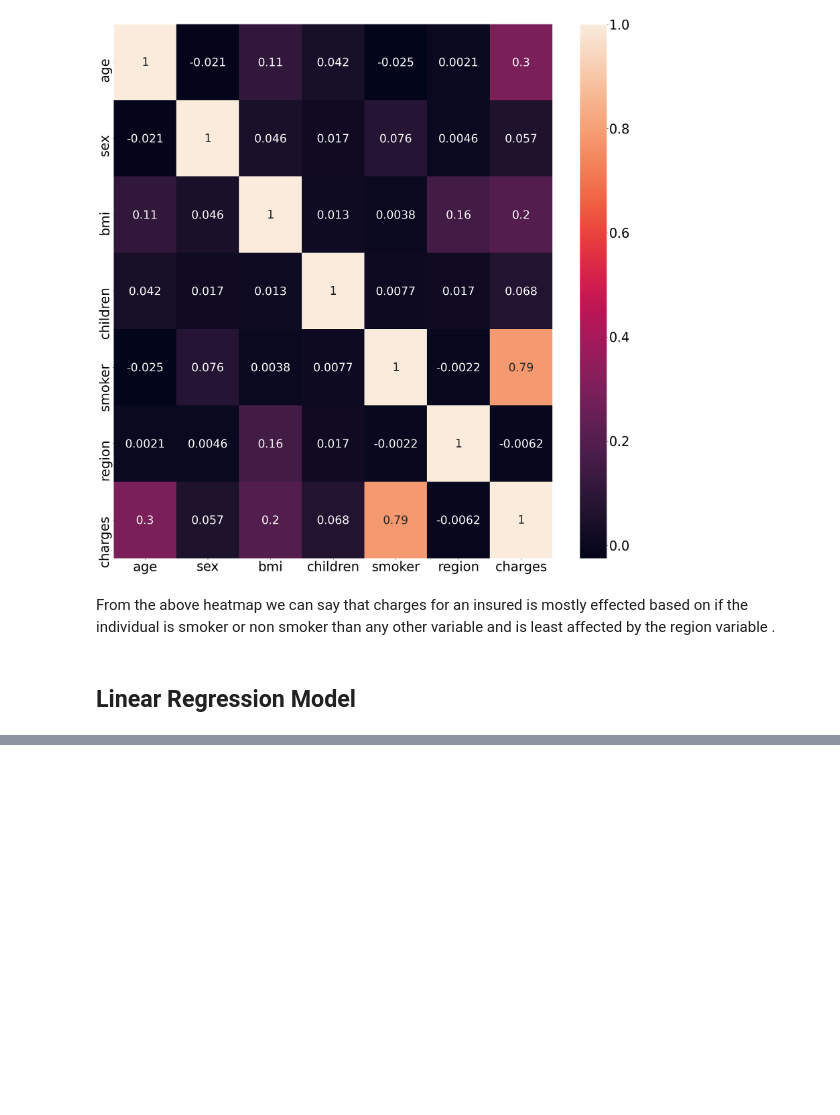
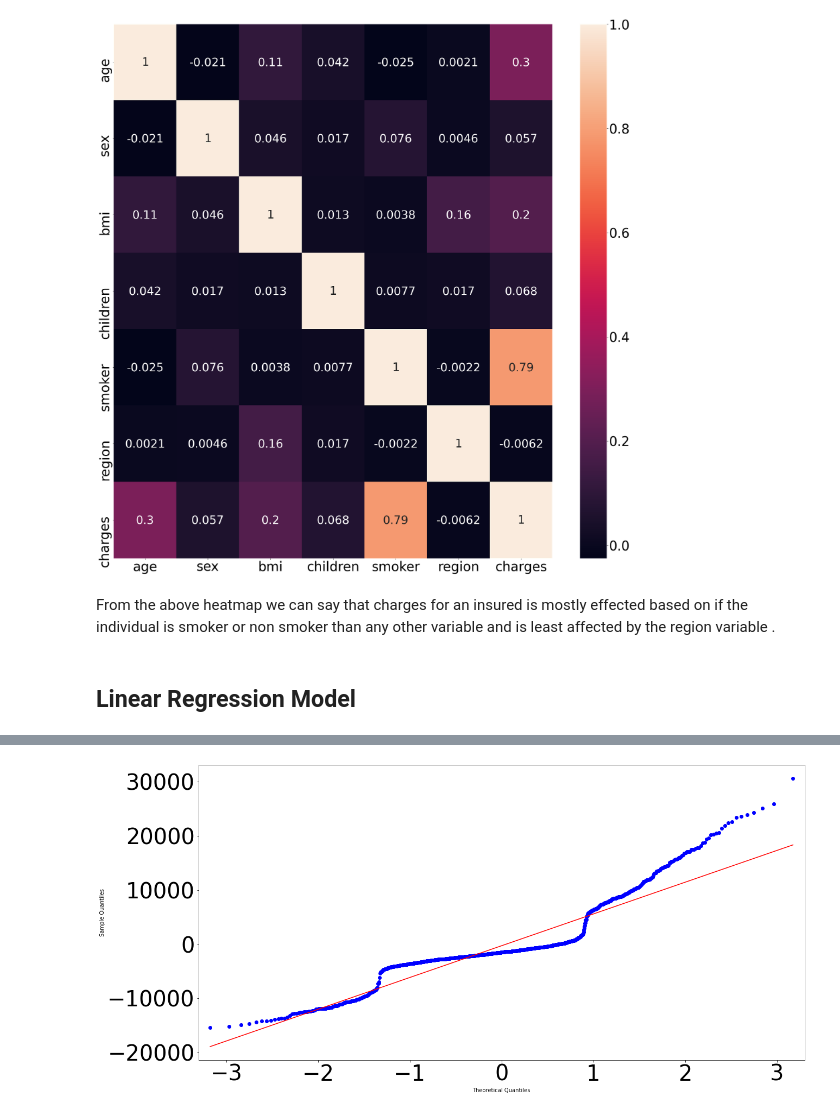
Before and after one commit to nidhitalastha/Internship, a Jupyter notebook: Insurance_analysis/INSURANCE_EDA.ipynb, the cells around one changed output, grey strips where cells are left out. Saved outputs shown, nothing was run; the diff lists cells and outputs as text; code cells hidden in the pictures; blank space fills up the shorter version.

```diff
--- a/Insurance_analysis/INSURANCE_EDA.ipynb
+++ b/Insurance_analysis/INSURANCE_EDA.ipynb
@@ -467,0 +480,9 @@ print(df4.head())
+# %%
+from statsmodels.graphics.gofplots import qqplot
+import matplotlib as mpl
+
+with mpl.rc_context():
+    mpl.rc("figure", figsize=(20,10))
+    qqplot(residual, line = 'r')
+# %% [output]
+[figure, added]
```
Also changed, not shown: parts of 28 cells of this notebook, 1 other file.
